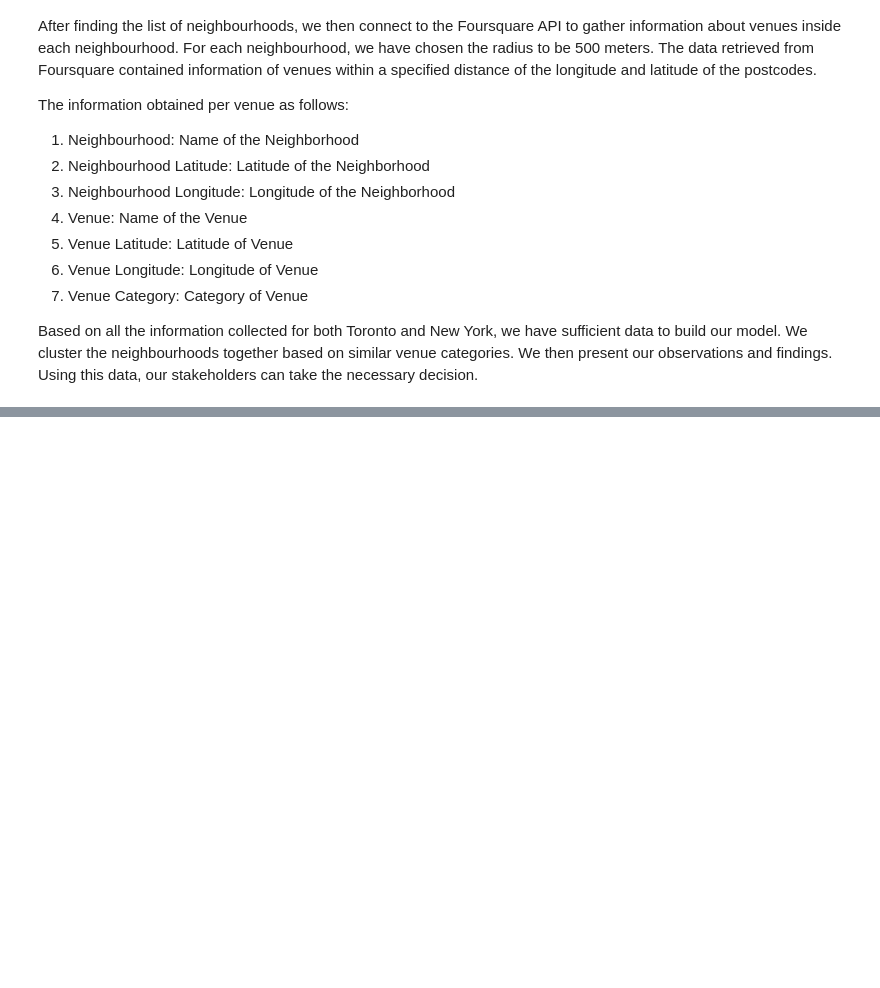
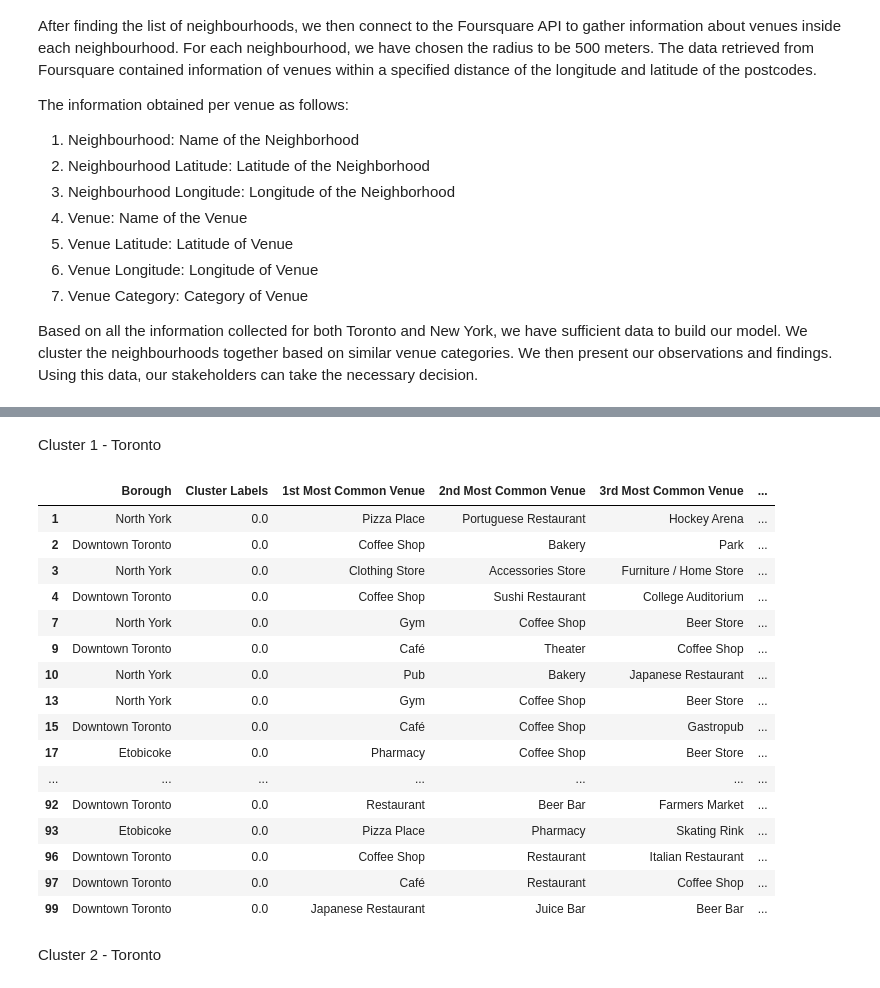
Before and after one commit to Arasool31/Capstone-Project---The-Battle-of-Neighborhoods, a Jupyter notebook: Where Should You Go.ipynb, the cells around one changed output, grey strips where cells are left out. Cells and saved outputs as stored; diff of their text form; code cells hidden in the pictures; blank space fills up the shorter version.

```diff
--- a/Where Should You Go.ipynb
+++ b/Where Should You Go.ipynb
@@ -58,0 +385,3 @@ Based on all the information collected for both Toronto and New York, we have su
+# %%
+#getting venues data
+venues_in_toronto = getNearbyVenues(Toronto_df['Neighbourhood'], Toronto_df['Latitude'], Toronto_df['Longitude'])
@@ -58,0 +540,6 @@ Based on all the information collected for both Toronto and New York, we have su
+# %%
+def return_most_common_venues(row, num_top_venues):
+    row_categories = row.iloc[1:]
+    row_categories_sorted = row_categories.sort_values(ascending=False)
+
+    return row_categories_sorted.index.values[0:num_top_venues]
@@ -58,0 +633,34 @@ Based on all the information collected for both Toronto and New York, we have su
+# %%
+#drop all NaN values
+toronto_merged_nonan = toronto_merged.dropna(subset=['Cluster Labels'])
+
+#getting latitude and longitude to Toronto
+address = 'Toronto, Ontario'
+geolocator = Nominatim(user_agent = "toronto_explorer")
+location = geolocator.geocode(address)
+latitude = location.latitude
+longitude = location.longitude
+
+#create map
+map_clusters = folium.Map(location=[latitude, longitude], zoom_start=11)
+
+#set color scheme for the clusters
+x = np.arange(kclusters)
+ys = [i + x + (i*x)**2 for i in range(kclusters)]
+colors_array = cm.rainbow(np.linspace(0, 1, len(ys)))
+rainbow = [colors.rgb2hex(i) for i in colors_array]
+
+# add markers to the map
+markers_colors = []
+for lat, lon, poi, cluster in zip(toronto_merged_nonan['Latitude'], toronto_merged_nonan['Longitude'], toronto_merged_nonan['Neighbourhood'], toronto_merged_nonan['Cluster Labels']):
+    label = folium.Popup(str(poi) + ' Cluster ' + str(cluster), parse_html=True)
+    folium.CircleMarker(
+        [lat, lon],
+        radius=5,
+        popup=label,
+        color=rainbow[int(cluster-1)],
+        fill=True,
+        fill_color=rainbow[int(cluster-1)],
+        fill_opacity=0.7).add_to(map_clusters)
+
+map_clusters
@@ -58,0 +669,24 @@ Based on all the information collected for both Toronto and New York, we have su
+# %% [markdown]
+Cluster 1 - Toronto
+# %%
+toronto_merged_nonan.loc[toronto_merged_nonan['Cluster Labels'] == 0, toronto_merged_nonan.columns[[1] + list(range(5, toronto_merged_nonan.shape[1]))]]
+# %% [output]
+|  | Borough | Cluster Labels | 1st Most Common Venue | 2nd Most Common Venue | 3rd Most Common Venue | ... |
+| 1 | North York | 0.0 | Pizza Place | Portuguese Restaurant | Hockey Arena | ... |
+| 2 | Downtown Toronto | 0.0 | Coffee Shop | Bakery | Park | ... |
+| 3 | North York | 0.0 | Clothing Store | Accessories Store | Furniture / Home Store | ... |
+| 4 | Downtown Toronto | 0.0 | Coffee Shop | Sushi Restaurant | College Auditorium | ... |
+| 7 | North York | 0.0 | Gym | Coffee Shop | Beer Store | ... |
+| 9 | Downtown Toronto | 0.0 | Café | Theater | Coffee Shop | ... |
+| 10 | North York | 0.0 | Pub | Bakery | Japanese Restaurant | ... |
+| 13 | North York | 0.0 | Gym | Coffee Shop | Beer Store | ... |
+| 15 | Downtown Toronto | 0.0 | Café | Coffee Shop | Gastropub | ... |
+| 17 | Etobicoke | 0.0 | Pharmacy | Coffee Shop | Beer Store | ... |
+| ... | ... | ... | ... | ... | ... | ... |
+| 92 | Downtown Toronto | 0.0 | Restaurant | Beer Bar | Farmers Market | ... |
+| 93 | Etobicoke | 0.0 | Pizza Place | Pharmacy | Skating Rink | ... |
+| 96 | Downtown Toronto | 0.0 | Coffee Shop | Restaurant | Italian Restaurant | ... |
+| 97 | Downtown Toronto | 0.0 | Café | Restaurant | Coffee Shop | ... |
+| 99 | Downtown Toronto | 0.0 | Japanese Restaurant | Juice Bar | Beer Bar | ... |
+# %% [markdown]
+Cluster 2 - Toronto
```
Also changed, not shown: parts of 92 cells of this notebook.
